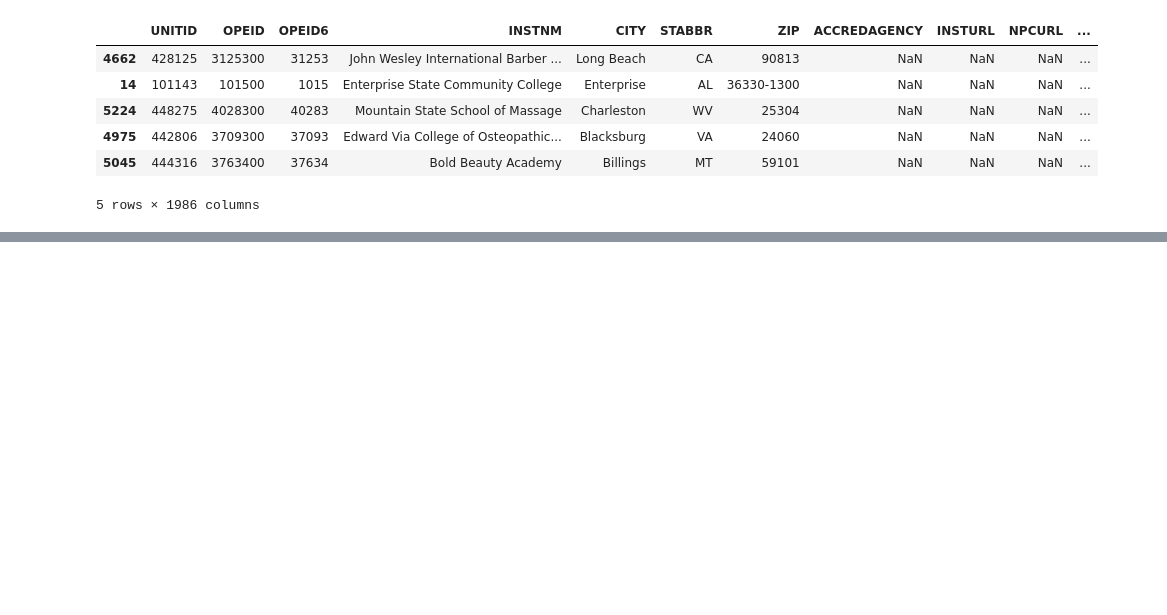
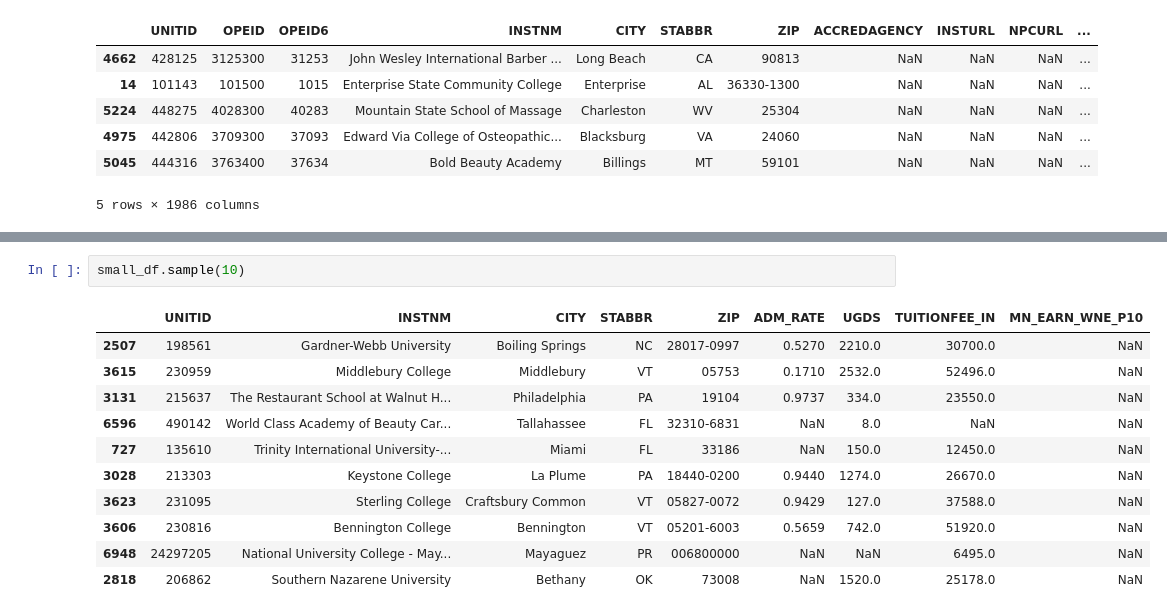
Before and after one commit to sowmith8899/data690_skola2, a Jupyter notebook: assignment_04/assignment_04.ipynb, the cells around one changed output, grey strips where cells are left out. Drawn from its saved outputs; the diff is of its cells as text; blank space fills up the shorter version.

```diff
--- a/assignment_04/assignment_04.ipynb
+++ b/assignment_04/assignment_04.ipynb
@@ -103,0 +132,14 @@ display(small_df)
+# %%
+small_df.sample(10)
+# %% [output]
+|  | UNITID | INSTNM | CITY | STABBR | ZIP | ADM_RATE | UGDS | TUITIONFEE_IN | MN_EARN_WNE_P10 |
+| 2507 | 198561 | Gardner-Webb University | Boiling Springs | NC | 28017-0997 | 0.5270 | 2210.0 | 30700.0 | NaN |
+| 3615 | 230959 | Middlebury College | Middlebury | VT | 05753 | 0.1710 | 2532.0 | 52496.0 | NaN |
+| 3131 | 215637 | The Restaurant School at Walnut H... | Philadelphia | PA | 19104 | 0.9737 | 334.0 | 23550.0 | NaN |
+| 6596 | 490142 | World Class Academy of Beauty Car... | Tallahassee | FL | 32310-6831 | NaN | 8.0 | NaN | NaN |
+| 727 | 135610 | Trinity International University-... | Miami | FL | 33186 | NaN | 150.0 | 12450.0 | NaN |
+| 3028 | 213303 | Keystone College | La Plume | PA | 18440-0200 | 0.9440 | 1274.0 | 26670.0 | NaN |
+| 3623 | 231095 | Sterling College | Craftsbury Common | VT | 05827-0072 | 0.9429 | 127.0 | 37588.0 | NaN |
+| 3606 | 230816 | Bennington College | Bennington | VT | 05201-6003 | 0.5659 | 742.0 | 51920.0 | NaN |
+| 6948 | 24297205 | National University College - May... | Mayaguez | PR | 006800000 | NaN | NaN | 6495.0 | NaN |
+| 2818 | 206862 | Southern Nazarene University | Bethany | OK | 73008 | NaN | 1520.0 | 25178.0 | NaN |
```
Also changed, not shown: parts of 11 cells of this notebook.
